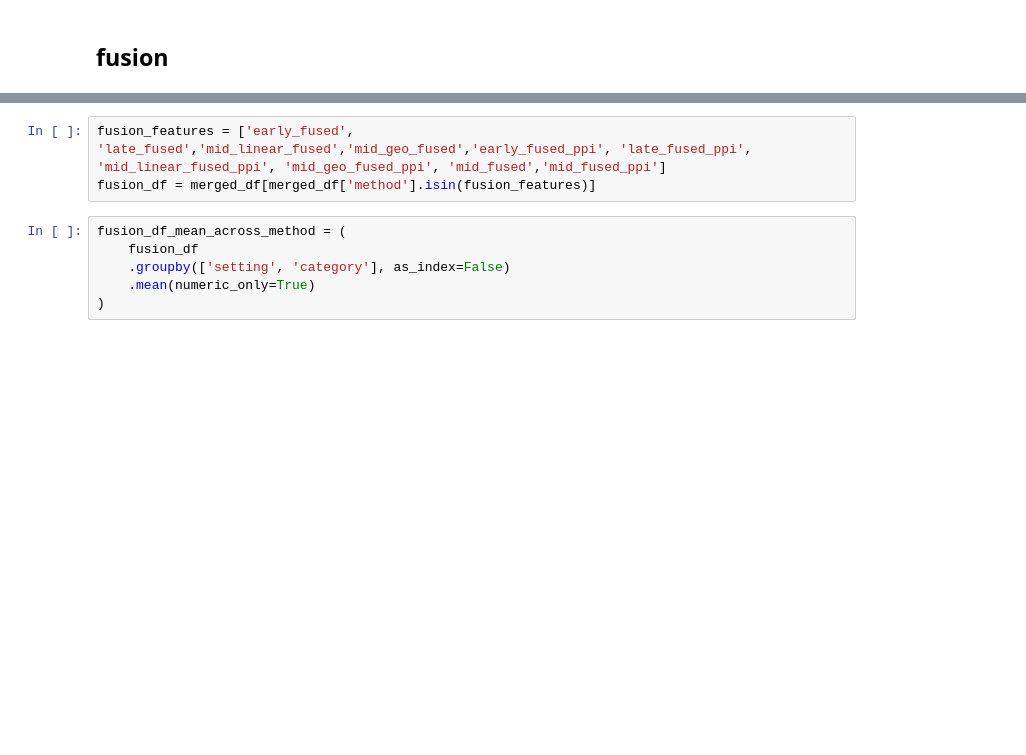
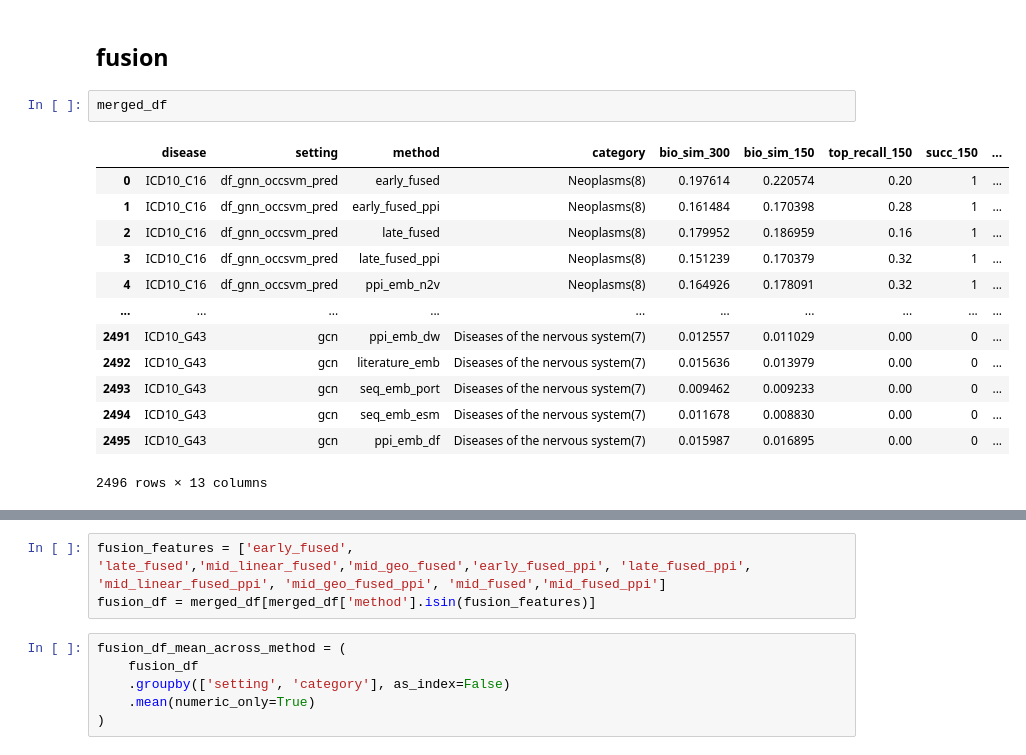
Before and after one commit to ZiyuZhang1/svm, a Jupyter notebook: src/results_statistic_oc_fusion.ipynb, the cells around one changed output, grey strips where cells are left out. Drawn from its saved outputs; the diff is of its cells as text; blank space fills up the shorter version.

```diff
--- a/src/results_statistic_oc_fusion.ipynb
+++ b/src/results_statistic_oc_fusion.ipynb
@@ -156,2 +170,18 @@ results_oc
 # %% [markdown]
 ## fusion
+# %%
+merged_df
+# %% [output]
+|  | disease | setting | method | category | bio_sim_300 | bio_sim_150 | top_recall_150 | succ_150 | ... |
+| 0 | ICD10_C16 | df_gnn_occsvm_pred | early_fused | Neoplasms(8) | 0.197614 | 0.220574 | 0.20 | 1 | ... |
+| 1 | ICD10_C16 | df_gnn_occsvm_pred | early_fused_ppi | Neoplasms(8) | 0.161484 | 0.170398 | 0.28 | 1 | ... |
+| 2 | ICD10_C16 | df_gnn_occsvm_pred | late_fused | Neoplasms(8) | 0.179952 | 0.186959 | 0.16 | 1 | ... |
+| 3 | ICD10_C16 | df_gnn_occsvm_pred | late_fused_ppi | Neoplasms(8) | 0.151239 | 0.170379 | 0.32 | 1 | ... |
+| 4 | ICD10_C16 | df_gnn_occsvm_pred | ppi_emb_n2v | Neoplasms(8) | 0.164926 | 0.178091 | 0.32 | 1 | ... |
+| ... | ... | ... | ... | ... | ... | ... | ... | ... | ... |
+| 2491 | ICD10_G43 | gcn | ppi_emb_dw | Diseases of the nervous system(7) | 0.012557 | 0.011029 | 0.00 | 0 | ... |
+| 2492 | ICD10_G43 | gcn | literature_emb | Diseases of the nervous system(7) | 0.015636 | 0.013979 | 0.00 | 0 | ... |
+| 2493 | ICD10_G43 | gcn | seq_emb_port | Diseases of the nervous system(7) | 0.009462 | 0.009233 | 0.00 | 0 | ... |
+| 2494 | ICD10_G43 | gcn | seq_emb_esm | Diseases of the nervous system(7) | 0.011678 | 0.008830 | 0.00 | 0 | ... |
+| 2495 | ICD10_G43 | gcn | ppi_emb_df | Diseases of the nervous system(7) | 0.015987 | 0.016895 | 0.00 | 0 | ... |
+2496 rows × 13 columns
```
Also changed, not shown: parts of 70 cells of this notebook, 8 other files.
